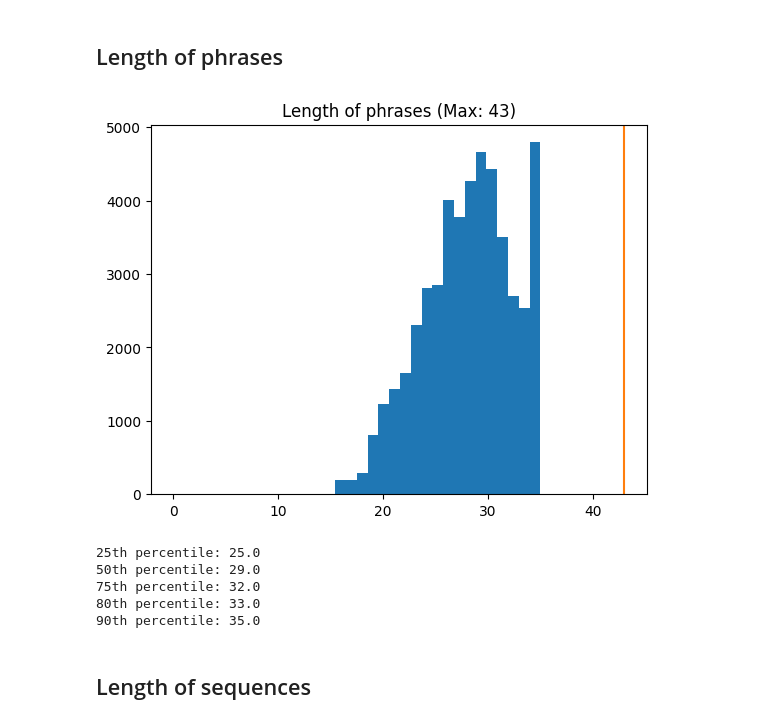
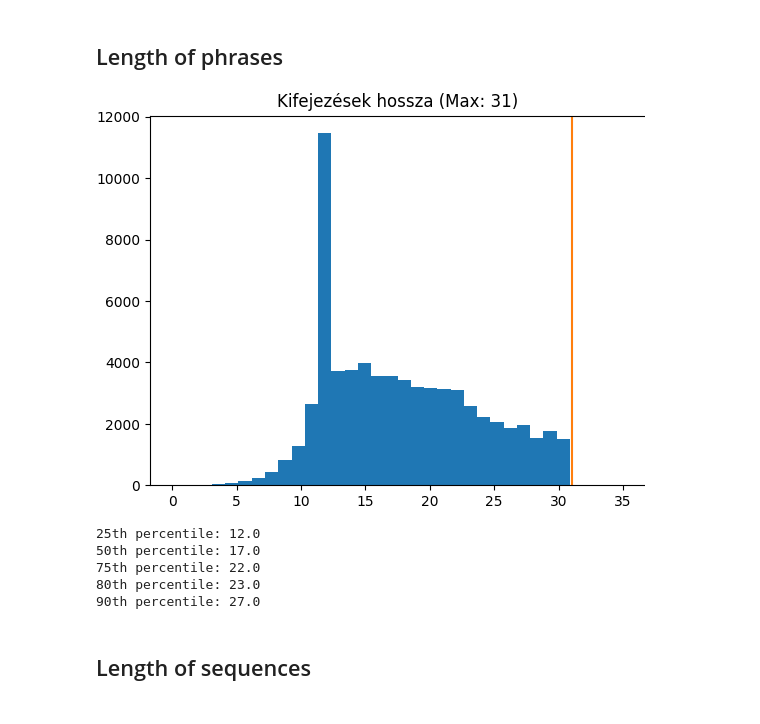
Before and after one commit to dancsomarci/sign-language, a Jupyter notebook: asl-fingerspelling/data_handling.ipynb, the cells around one changed output. Saved outputs shown, nothing was run; the diff lists cells and outputs as text; code cells hidden in the pictures.

```diff
--- a/asl-fingerspelling/data_handling.ipynb
+++ b/asl-fingerspelling/data_handling.ipynb
@@ -54,7 +54,7 @@ cv2.setRNGSeed(seed)
 # Load data
 # %%
 PATH_KAGGLE_DS = "kaggle_dataset"
-dataset_df = pd.read_csv(os.path.join(PATH_KAGGLE_DS, "supplemental_metadata.csv")) #train.csv
+dataset_df = pd.read_csv(os.path.join(PATH_KAGGLE_DS, "train.csv")) #supplemental_metadata.csv
 print("Full train dataset shape is {}".format(dataset_df.shape))
 dataset_df.head()
 # %% [output]
@@ -202,19 +216,19 @@ def calc_percentiles(values: list, percentiles=[25, 50, 75, 80, 90]):
 # %%
 phrase_lengths = []
 def gather_lenghts(phrase: str):
     phrase_lengths.append(len(phrase))
     return phrase
 dataset_df.phrase.apply(gather_lenghts)
 
-lengths_hist(phrase_lengths, "Length of phrases", 35)
+lengths_hist(phrase_lengths, "Kifejezések hossza", 35)
 calc_percentiles(phrase_lengths)
 # %% [output]
-[figure, old version]
+[figure, new version]
-25th percentile: 25.0
-50th percentile: 29.0
-75th percentile: 32.0
-80th percentile: 33.0
-90th percentile: 35.0
+25th percentile: 12.0
+50th percentile: 17.0
+75th percentile: 22.0
+80th percentile: 23.0
+90th percentile: 27.0
 # %% [markdown]
 ## Length of sequences
 # %%
```
Also changed, not shown: parts of 7 cells of this notebook, 20 other files.
